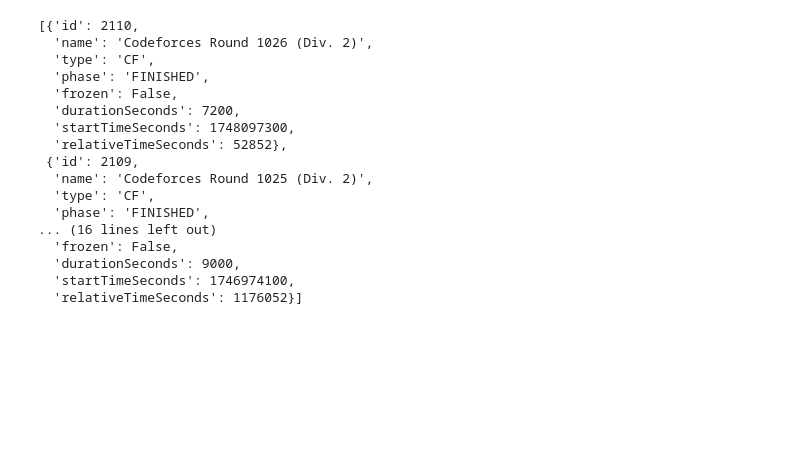
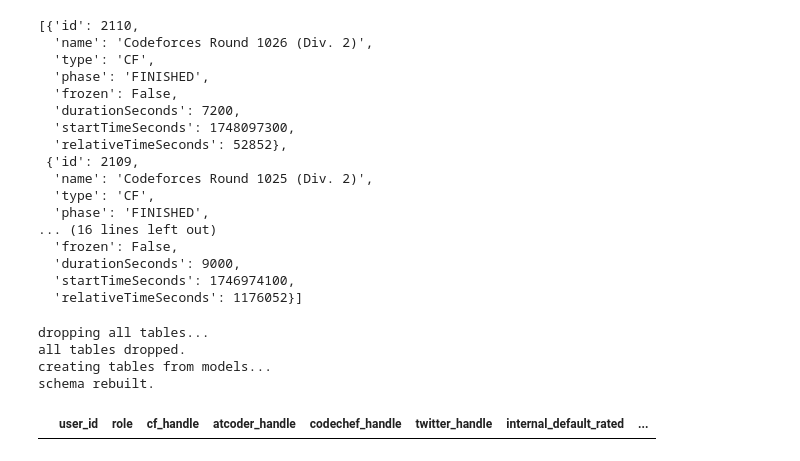
Before and after one commit to welcome-to-the-sunny-side/rshf, a Jupyter notebook: backend/cf_api.ipynb, the cells around one changed output. Saved outputs shown, nothing was run; the diff lists cells and outputs as text; code cells hidden in the pictures; blank space fills up the shorter version.

```diff
--- a/backend/cf_api.ipynb
+++ b/backend/cf_api.ipynb
@@ -55,3 +71,12 @@ cts
   'durationSeconds': 9000,
   'startTimeSeconds': 1746974100,
   'relativeTimeSeconds': 1176052}]
+# %%
+from app.utils import reset_db
+
+reset_db()
+# %% [output]
+dropping all tables...
+all tables dropped.
+creating tables from models...
+schema rebuilt.
@@ -57,0 +95,4 @@ cts
+# %%
+to_df("users")
+# %% [output]
+|  | user_id | role | cf_handle | atcoder_handle | codechef_handle | twitter_handle | internal_default_rated | ... |
```
Also changed, not shown: parts of 6 cells of this notebook, 9 other files.
